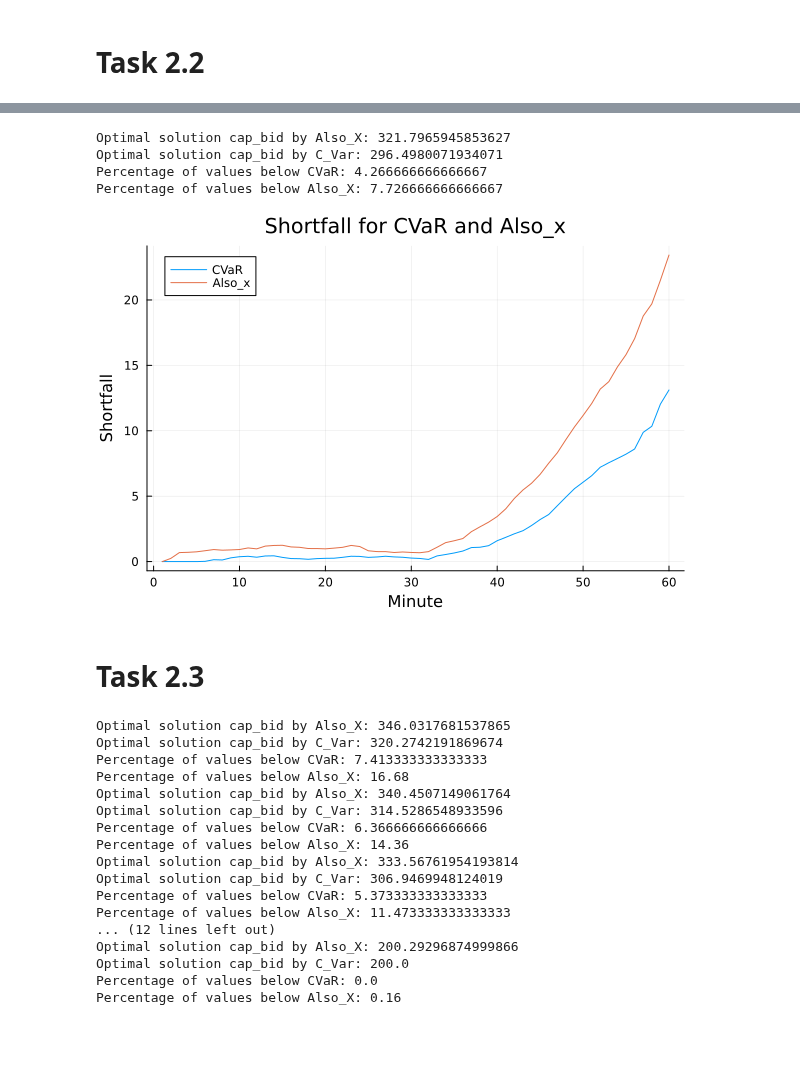
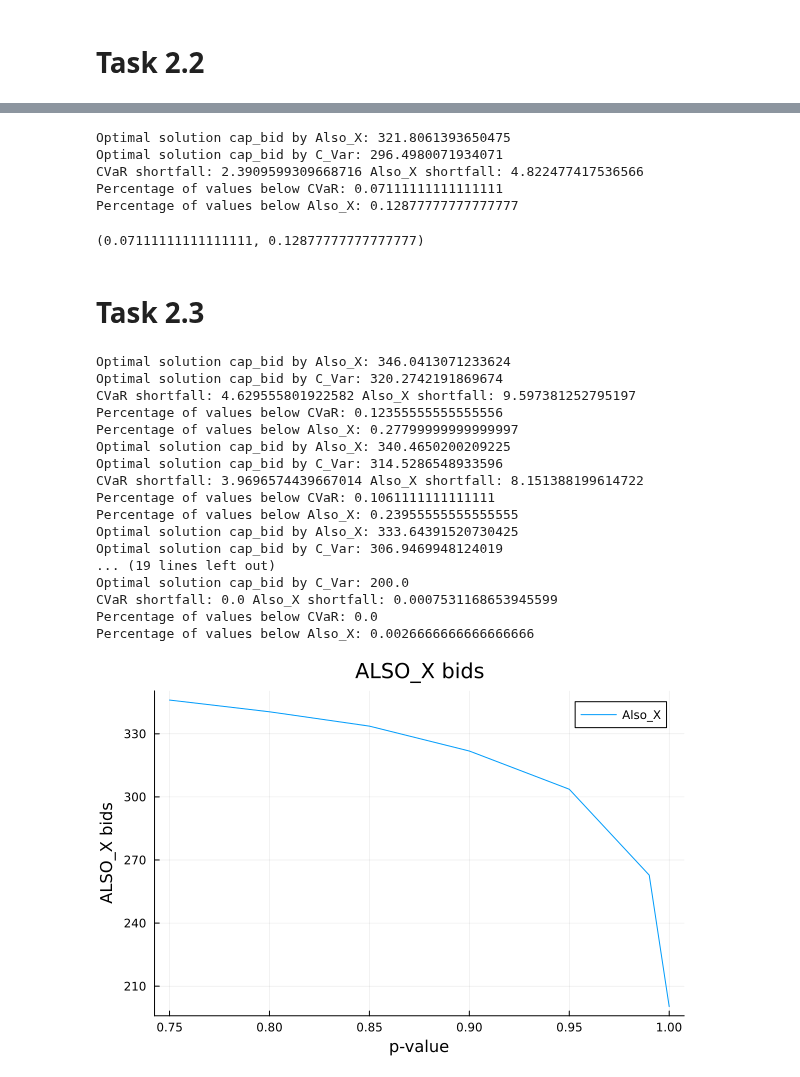
Before and after one commit to Max-f123/Renewables_in_Electricity_Markets, a Jupyter notebook: Assignment2/Task2/model_2_all.ipynb, the cells around one changed output, grey strips where cells are left out. Cells and saved outputs as stored; diff of their text form; code cells hidden in the pictures; blank space fills up the shorter version.

```diff
--- a/Assignment2/Task2/model_2_all.ipynb
+++ b/Assignment2/Task2/model_2_all.ipynb
@@ -187,13 +230,15 @@ test (generic function with 1 method)
 p_value = 0.9
 also_x_value = also_x_function(p_value)
 cvar_value = cvar_function(p_value)
-test(p_value, cvar_value, also_x_value)
+#in_sample_test(p_value, cvar_value, also_x_value)
+out_sample_test(p_value, cvar_value, also_x_value)
 # %% [output]
-Optimal solution cap_bid by Also_X: 321.7965945853627
+Optimal solution cap_bid by Also_X: 321.8061393650475
 Optimal solution cap_bid by C_Var: 296.4980071934071
-Percentage of values below CVaR: 4.266666666666667
-Percentage of values below Also_X: 7.726666666666667
+CVaR shortfall: 2.3909599309668716 Also_X shortfall: 4.822477417536566
+Percentage of values below CVaR: 0.07111111111111111
+Percentage of values below Also_X: 0.12877777777777777
-[figure, removed]
+(0.07111111111111111, 0.12877777777777777)
 # %% [markdown]
 # Task 2.3
 # %%
@@ -206,29 +251,34 @@ cvar_bids = []
 for p_value in p_value_list
     also_x_value = also_x_function(p_value)
     cvar_value = cvar_function(p_value)
-    below_cvar, below_also_x = test(p_value, cvar_value, also_x_value)
+    below_cvar, below_also_x = out_sample_test(p_value, cvar_value, also_x_value)
     push!(below_cvar_list, below_cvar)
     push!(below_also_x_list, below_also_x)
     push!(also_x_bids, also_x_value)
     push!(cvar_bids, cvar_value)
 end
 # %% [output]
-Optimal solution cap_bid by Also_X: 346.0317681537865
+Optimal solution cap_bid by Also_X: 346.0413071233624
 Optimal solution cap_bid by C_Var: 320.2742191869674
-Percentage of values below CVaR: 7.413333333333333
-Percentage of values below Also_X: 16.68
-Optimal solution cap_bid by Also_X: 340.4507149061764
+CVaR shortfall: 4.629555801922582 Also_X shortfall: 9.597381252795197
+Percentage of values below CVaR: 0.12355555555555556
+Percentage of values below Also_X: 0.27799999999999997
+Optimal solution cap_bid by Also_X: 340.4650200209225
 Optimal solution cap_bid by C_Var: 314.5286548933596
-Percentage of values below CVaR: 6.366666666666666
-Percentage of values below Also_X: 14.36
-Optimal solution cap_bid by Also_X: 333.56761954193814
+CVaR shortfall: 3.9696574439667014 Also_X shortfall: 8.151388199614722
+Percentage of values below CVaR: 0.1061111111111111
+Percentage of values below Also_X: 0.23955555555555555
+Optimal solution cap_bid by Also_X: 333.64391520730425
 Optimal solution cap_bid by C_Var: 306.9469948124019
-Percentage of values below CVaR: 5.373333333333333
-Percentage of values below Also_X: 11.473333333333333
-... (12 lines left out)
-Optimal solution cap_bid by Also_X: 200.29296874999866
+... (19 lines left out)
 Optimal solution cap_bid by C_Var: 200.0
+CVaR shortfall: 0.0 Also_X shortfall: 0.0007531168653945599
 Percentage of values below CVaR: 0.0
-Percentage of values below Also_X: 0.16
+Percentage of values below Also_X: 0.0026666666666666666
+# %%
+#plot lists
+plot(p_value_list, also_x_bids, label="Also_X", xlabel="p-value", ylabel="ALSO_X bids", title="ALSO_X bids")
+# %% [output]
+[figure, added]
 # %%
 #plot lists
```
Also changed, not shown: parts of 6 cells of this notebook, 7 other files.
